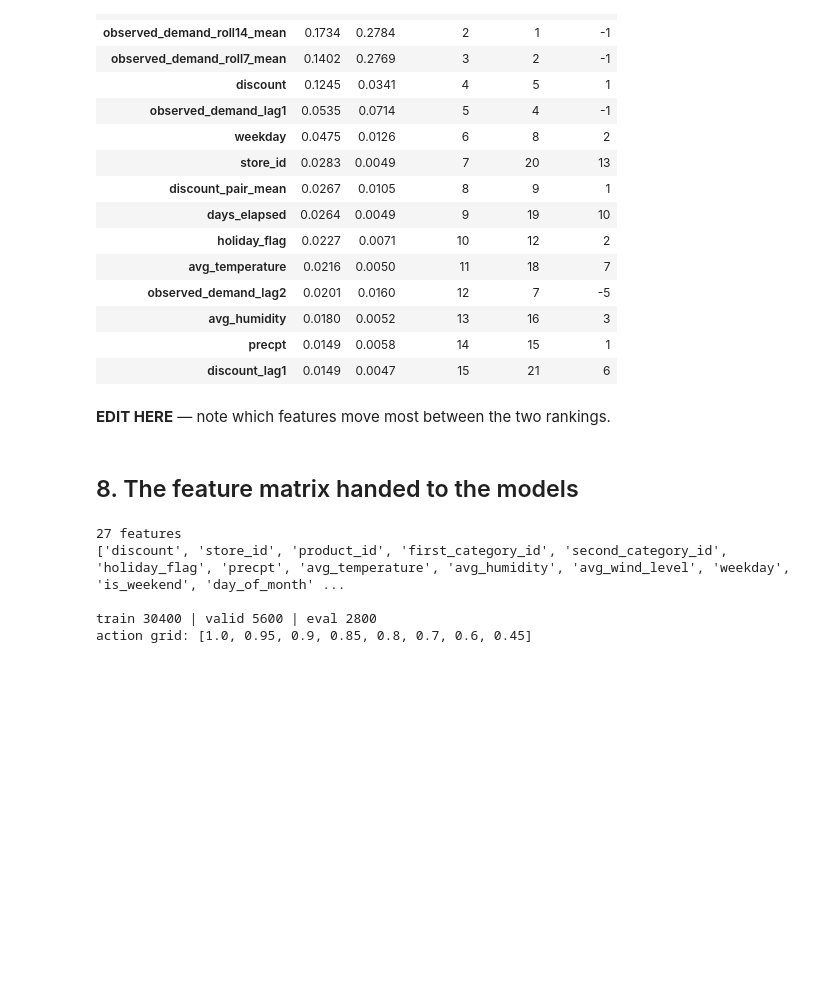
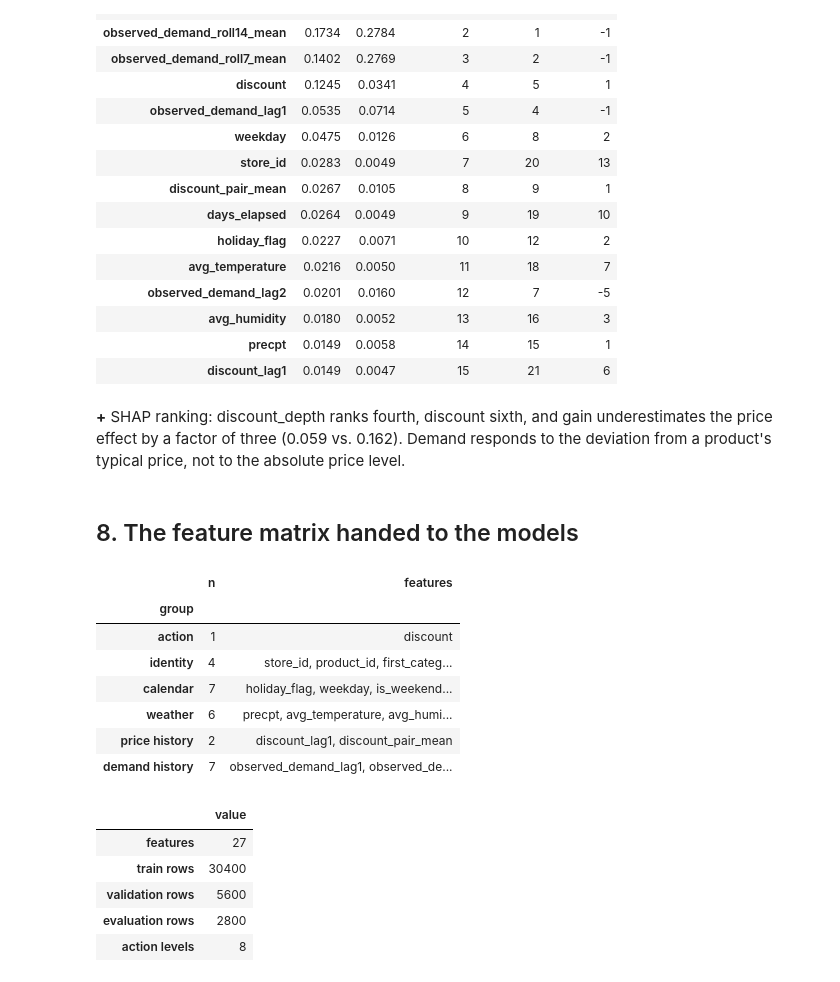
Before and after one commit to tomaszbielNCI/AIDDM_project, a Jupyter notebook: notebooks/01_eda.ipynb, the cells around one changed output. Drawn from its saved outputs; the diff is of its cells as text; code cells hidden in the pictures; blank space fills up the shorter version.

```diff
--- a/notebooks/01_eda.ipynb
+++ b/notebooks/01_eda.ipynb
@@ -238,21 +236,57 @@ ranking.head(15).round(4)
 | precpt | 0.0149 | 0.0058 | 14 | 15 | 1 |
 | discount_lag1 | 0.0149 | 0.0047 | 15 | 21 | 6 |
 # %% [markdown]
-**EDIT HERE** — note which features move most between the two rankings.
+**+** SHAP ranking: discount_depth ranks fourth, discount sixth, and gain underestimates the price effect by a factor of three (0.059 vs. 0.162). Demand responds to the deviation from a product's typical price, not to the absolute price level.
 # %% [markdown]
 ## 8. The feature matrix handed to the models
-# %%
-matrix = build_feature_matrix(daily)
-features = get_feature_names(matrix)
-train, valid, evaluation = temporal_split(matrix)
-
-print(f"{len(features)} features")
-print(features)
-print(f"\ntrain {len(train)} | valid {len(valid)} | eval {len(evaluation)}")
-print(f"action grid: {ACTION_GRID}")
-# %% [output]
-27 features
-['discount', 'store_id', 'product_id', 'first_category_id', 'second_category_id', 'holiday_flag', 'precpt', 'avg_temperature', 'avg_humidity', 'avg_wind_level', 'weekday', 'is_weekend', 'day_of_month' ...
-
-train 30400 | valid 5600 | eval 2800
-action grid: [1.0, 0.95, 0.9, 0.85, 0.8, 0.7, 0.6, 0.45]
+# %%
+from IPython.display import display
+
+matrix = build_feature_matrix(daily)
+features = get_feature_names(matrix)
+train, valid, evaluation = temporal_split(matrix)
+
+groups = {
+    "action": ["discount"],
+    "identity": [f for f in features if f.endswith("_id")],
+    "calendar": [f for f in features if f in
+                 ("weekday", "is_weekend", "day_of_month", "days_elapsed",
+                  "weekday_sin", "weekday_cos", "holiday_flag")],
+    "weather": [f for f in features if f in
+                ("precpt", "log_precpt", "is_rainy", "avg_temperature",
+                 "avg_humidity", "avg_wind_level")],
+    "price history": [f for f in features if f.startswith("discount_")],
+    "demand history": [f for f in features if f.startswith("observed_demand_")],
+}
+
+ungrouped = set(features) - {c for cols in groups.values() for c in cols}
+if ungrouped:
+    print("ungrouped:", ungrouped)
+
+display(pd.DataFrame([
+    {"group": name, "n": len(cols), "features": ", ".join(cols)}
+    for name, cols in groups.items()
+]).set_index("group"))
+
+pd.Series({
+    "features": len(features),
+    "train rows": len(train),
+    "validation rows": len(valid),
+    "evaluation rows": len(evaluation),
+    "action levels": len(ACTION_GRID),
+}).to_frame("value")
+# %% [output]
+|  | n | features |
+| group |  |  |
+| action | 1 | discount |
+| identity | 4 | store_id, product_id, first_categ... |
+| calendar | 7 | holiday_flag, weekday, is_weekend... |
+| weather | 6 | precpt, avg_temperature, avg_humi... |
+| price history | 2 | discount_lag1, discount_pair_mean |
+| demand history | 7 | observed_demand_lag1, observed_de... |
+|  | value |
+| features | 27 |
+| train rows | 30400 |
+| validation rows | 5600 |
+| evaluation rows | 2800 |
+| action levels | 8 |
```
Also changed, not shown: parts of 3 cells of this notebook, 1 other file.
